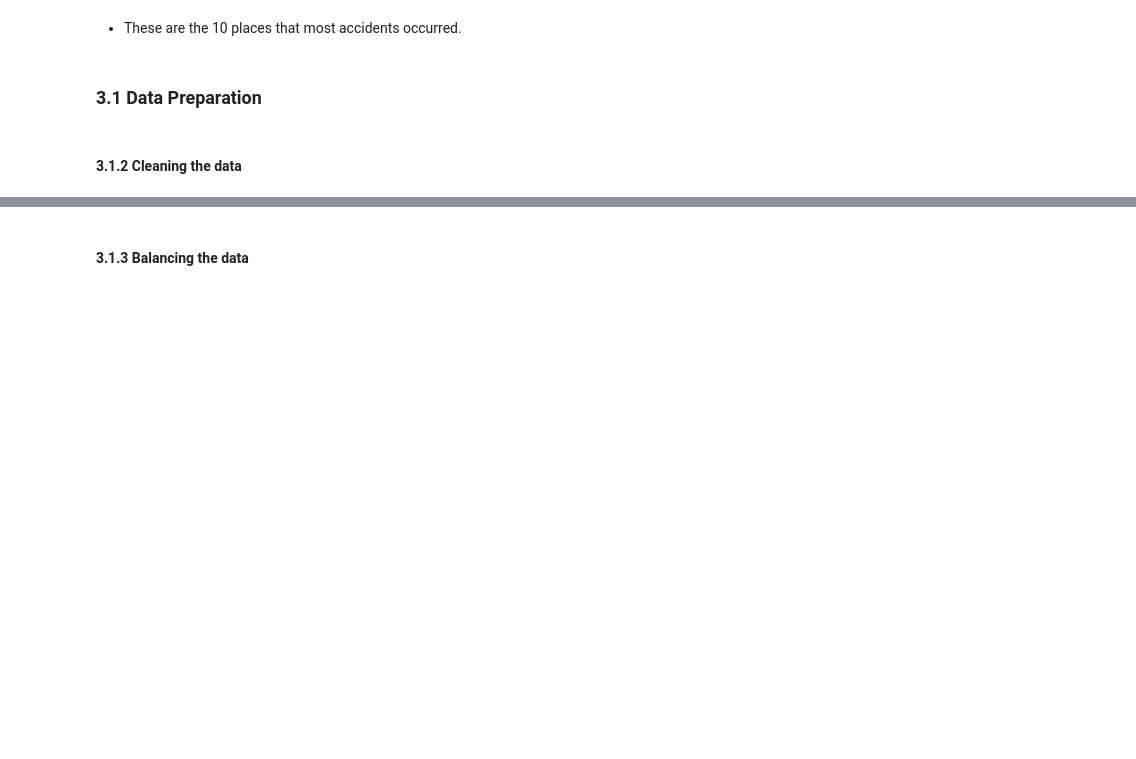
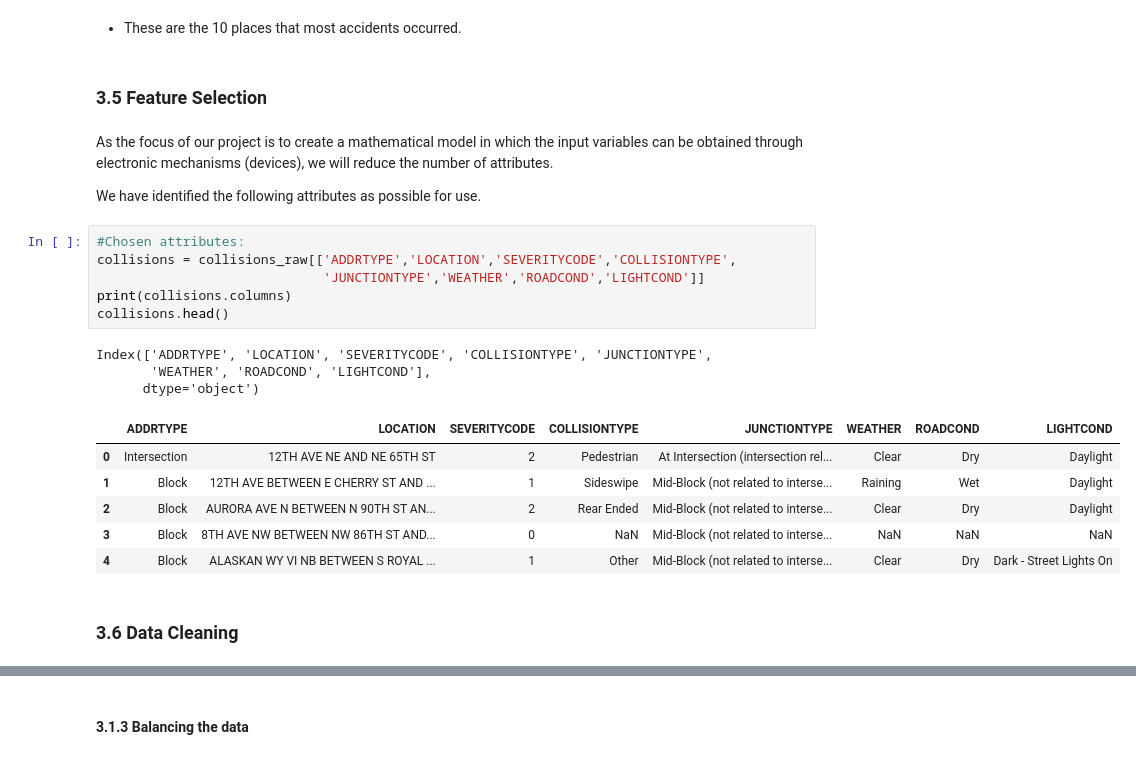
Before and after one commit to mcamera/Traffic_Accidents_Seattle, a Jupyter notebook: Traffic_Accidents_Seattle.ipynb, the cells around one changed output, grey strips where cells are left out. Cells and saved outputs as stored; diff of their text form; blank space fills up the shorter version.

```diff
--- a/Traffic_Accidents_Seattle.ipynb
+++ b/Traffic_Accidents_Seattle.ipynb
@@ -733,10 +724,30 @@ df_location.head(10)
 | WEST SEATTLE BR EB BETWEEN ALASKA... | 225 |
 # %% [markdown]
 - These are the 10 places that most accidents occurred.
-# %% [markdown]
-### 3.1 Data Preparation
+# %% [markdown]
+### 3.5 Feature Selection <a name="feature-selection"></a>
+# %% [markdown]
+As the focus of our project is to create a mathematical model in which the input variables can be obtained through electronic mechanisms (devices), we will reduce the number of attributes.
+
+We have identified the following attributes as possible for use.
+# %%
+#Chosen attributes:
+collisions = collisions_raw[['ADDRTYPE','LOCATION','SEVERITYCODE','COLLISIONTYPE',
+                             'JUNCTIONTYPE','WEATHER','ROADCOND','LIGHTCOND']]
+print(collisions.columns)
+collisions.head()
+# %% [output]
+Index(['ADDRTYPE', 'LOCATION', 'SEVERITYCODE', 'COLLISIONTYPE', 'JUNCTIONTYPE',
+       'WEATHER', 'ROADCOND', 'LIGHTCOND'],
+      dtype='object')
+|  | ADDRTYPE | LOCATION | SEVERITYCODE | COLLISIONTYPE | JUNCTIONTYPE | WEATHER | ROADCOND | LIGHTCOND |
+| 0 | Intersection | 12TH AVE NE AND NE 65TH ST | 2 | Pedestrian | At Intersection (intersection rel... | Clear | Dry | Daylight |
+| 1 | Block | 12TH AVE BETWEEN E CHERRY ST AND ... | 1 | Sideswipe | Mid-Block (not related to interse... | Raining | Wet | Daylight |
+| 2 | Block | AURORA AVE N BETWEEN N 90TH ST AN... | 2 | Rear Ended | Mid-Block (not related to interse... | Clear | Dry | Daylight |
+| 3 | Block | 8TH AVE NW BETWEEN NW 86TH ST AND... | 0 | NaN | Mid-Block (not related to interse... | NaN | NaN | NaN |
+| 4 | Block | ALASKAN WY VI NB BETWEEN S ROYAL ... | 1 | Other | Mid-Block (not related to interse... | Clear | Dry | Dark - Street Lights On |
 # %% [markdown]
-#### 3.1.2 Cleaning the data
+### 3.6 Data Cleaning <a name="data-cleaning"></a>
 # %%
 #Checking columns types and data shape
 collisions.info()
```
Also changed, not shown: parts of 14 cells of this notebook.
